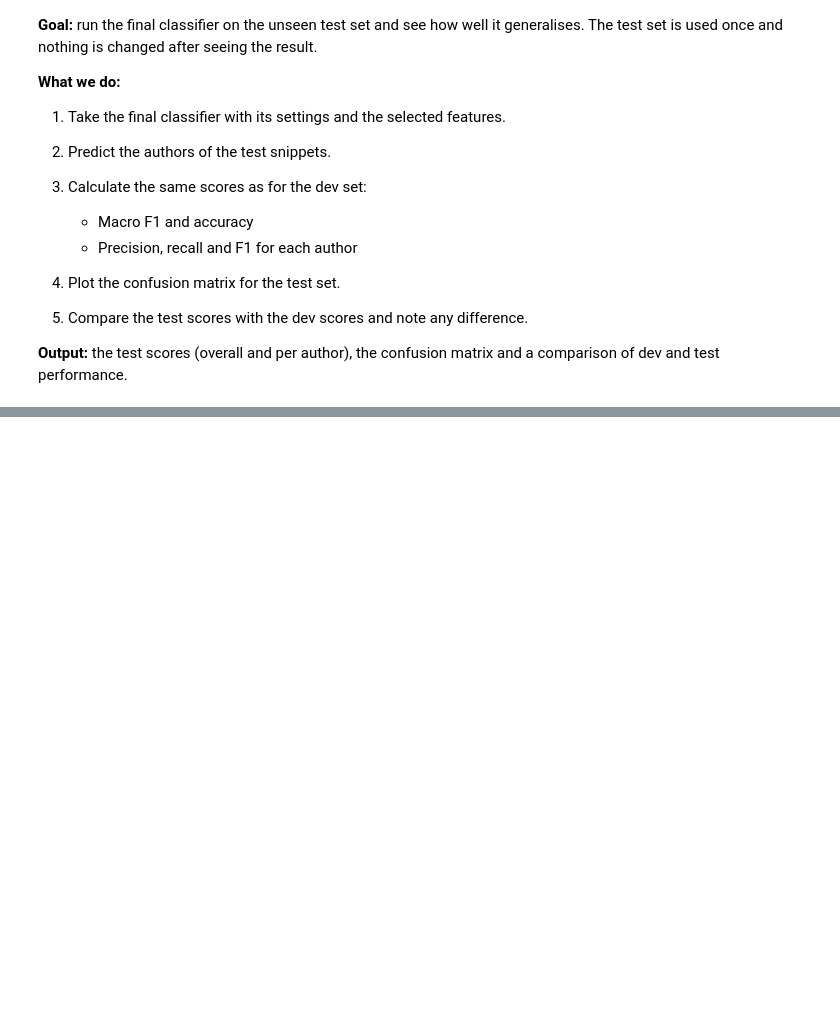
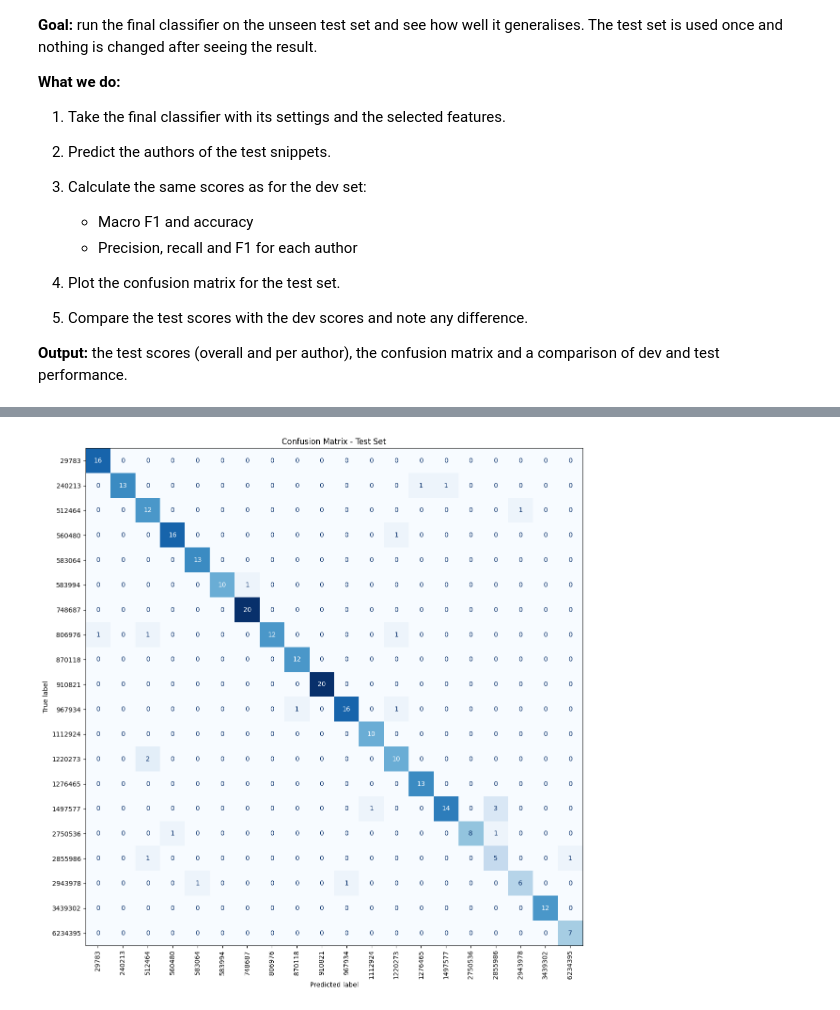
Before and after one commit to JNavarro04/Authorship-Attribution-TxMM, a Jupyter notebook: Group15_AuthorshipAttribution.ipynb, the cells around one changed output, grey strips where cells are left out. Cells and saved outputs as stored; diff of their text form; code cells hidden in the pictures; blank space fills up the shorter version.

```diff
--- a/Group15_AuthorshipAttribution.ipynb
+++ b/Group15_AuthorshipAttribution.ipynb
@@ -456,3 +852,17 @@ Dev:   average of column std   = 0.985
 5. Compare the test scores with the dev scores and note any difference.
 
 **Output:** the test scores (overall and per author), the confusion matrix and a comparison of dev and test performance.
+# %%
+# Final evaluation on the unseen test set
+
+y_test_pred = best_model.predict(X_test)
+
+test_f1 = f1_score(y_test, y_test_pred, average="macro")
+test_accuracy = accuracy_score(y_test, y_test_pred)
+
+print("Development Macro F1:", baseline_f1)
+print("Test Macro F1:", test_f1)
+print("Test Accuracy:", test_accuracy)
+
+print("\nClassification Report:")
+print(classification_report(y_test, y_test_pred, zero_division=0))
@@ -458,0 +887,40 @@ Dev:   average of column std   = 0.985
+# %%
+# Confusion Matrix - Test Set
+
+from sklearn.metrics import confusion_matrix, ConfusionMatrixDisplay
+import matplotlib.pyplot as plt
+
+# Get author labels
+test_labels = best_model.classes_
+
+# Calculate confusion matrix
+cm_test = confusion_matrix(
+    y_test,
+    y_test_pred,
+    labels=test_labels
+)
+
+# Plot confusion matrix
+fig, ax = plt.subplots(figsize=(14, 12))
+
+disp = ConfusionMatrixDisplay(
+    confusion_matrix=cm_test,
+    display_labels=test_labels
+)
+
+disp.plot(
+    ax=ax,
+    cmap="Blues",
+    xticks_rotation=90,
+    colorbar=False
+)
+
+plt.title("Confusion Matrix - Test Set")
+plt.tight_layout()
+
+# Save figure for the report
+plt.savefig("test_confusion_matrix.png", dpi=300)
+
+plt.show()
+# %% [output]
+[figure, added]
```
Also changed, not shown: parts of 13 cells of this notebook, 3 other files.
